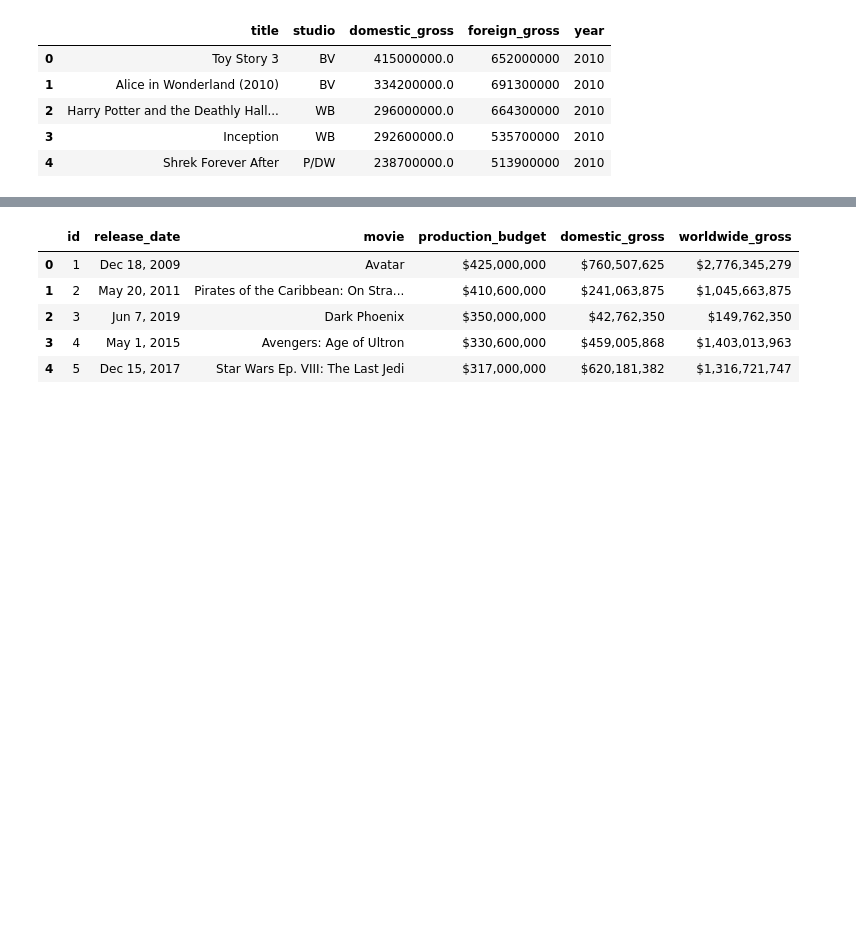
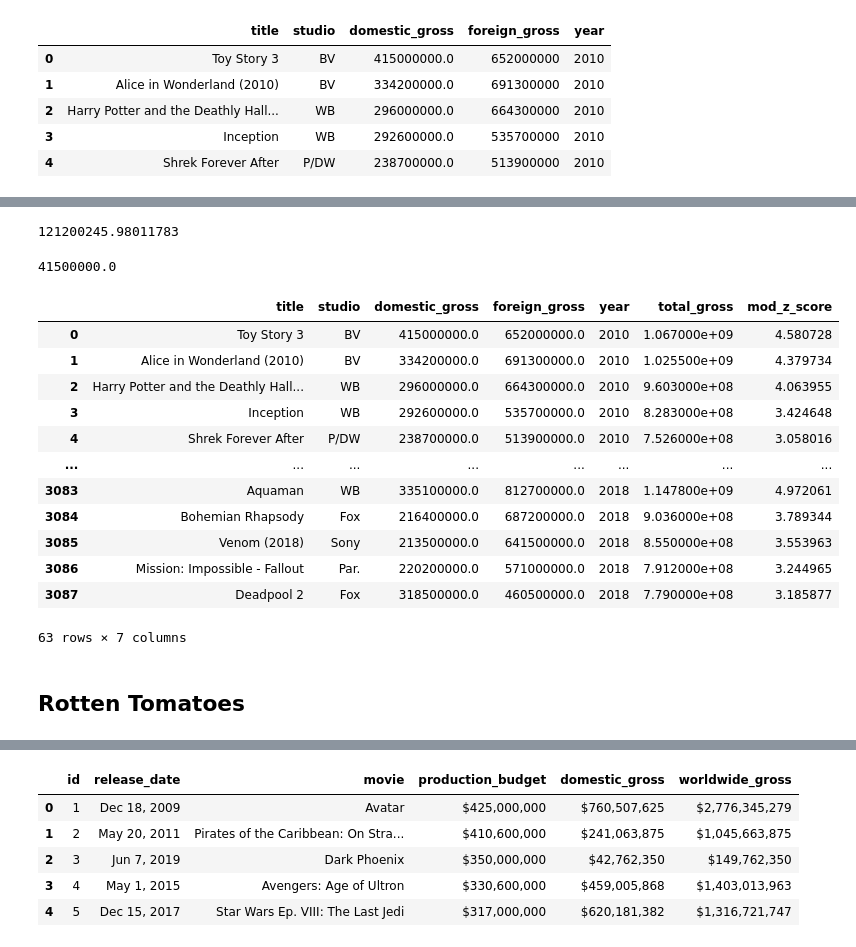
Before and after one commit to racday/ai-capstone, a Jupyter notebook: index.ipynb, the cells around one changed output, grey strips where cells are left out. Saved outputs shown, nothing was run; the diff lists cells and outputs as text; code cells hidden in the pictures; blank space fills up the shorter version.

```diff
--- a/index.ipynb
+++ b/index.ipynb
@@ -15,0 +49,15 @@ box_office_mojo.head()
+# %%
+box_office_mojo = box_office_mojo.fillna(0)
+box_office_mojo['domestic_gross']= box_office_mojo['domestic_gross'].astype(float)
+box_office_mojo['foreign_gross'] = box_office_mojo['foreign_gross'].str.replace(",","").astype(float)
+box_office_mojo['total_gross'] = box_office_mojo['domestic_gross'] + box_office_mojo['foreign_gross']
+# %%
+box_office_gross_mean = box_office_mojo['total_gross'].mean()
+box_office_gross_med = box_office_mojo['total_gross'].median()
+box_office_gross_std = box_office_mojo['total_gross'].std()
+# %%
+print(box_office_gross_mean)
+box_office_gross_med
+# %% [output]
+121200245.98011783
+41500000.0
@@ -16,3 +67,23 @@ box_office_mojo.head()
+# %%
+box_office_mojo['mod_z_score'] = box_office_mojo['total_gross'].apply(lambda x: mod_z_score(x, box_office_gross_mean, box_office_gross_std))
+# %%
+box_office_mojo[box_office_mojo['mod_z_score'] > 3]
+# %% [output]
+|  | title | studio | domestic_gross | foreign_gross | year | total_gross | mod_z_score |
+| 0 | Toy Story 3 | BV | 415000000.0 | 652000000.0 | 2010 | 1.067000e+09 | 4.580728 |
+| 1 | Alice in Wonderland (2010) | BV | 334200000.0 | 691300000.0 | 2010 | 1.025500e+09 | 4.379734 |
+| 2 | Harry Potter and the Deathly Hall... | WB | 296000000.0 | 664300000.0 | 2010 | 9.603000e+08 | 4.063955 |
+| 3 | Inception | WB | 292600000.0 | 535700000.0 | 2010 | 8.283000e+08 | 3.424648 |
+| 4 | Shrek Forever After | P/DW | 238700000.0 | 513900000.0 | 2010 | 7.526000e+08 | 3.058016 |
+| ... | ... | ... | ... | ... | ... | ... | ... |
+| 3083 | Aquaman | WB | 335100000.0 | 812700000.0 | 2018 | 1.147800e+09 | 4.972061 |
+| 3084 | Bohemian Rhapsody | Fox | 216400000.0 | 687200000.0 | 2018 | 9.036000e+08 | 3.789344 |
+| 3085 | Venom (2018) | Sony | 213500000.0 | 641500000.0 | 2018 | 8.550000e+08 | 3.553963 |
+| 3086 | Mission: Impossible - Fallout | Par. | 220200000.0 | 571000000.0 | 2018 | 7.912000e+08 | 3.244965 |
+| 3087 | Deadpool 2 | Fox | 318500000.0 | 460500000.0 | 2018 | 7.790000e+08 | 3.185877 |
+63 rows × 7 columns
+# %% [markdown]
+## Rotten Tomatoes
 # %%
 rot_tomatoes_info = pd.read_csv("zippedData/rt.movie_info.tsv.gz", sep='\t')
 rot_tomatoes_info.head()
```
Also changed, not shown: parts of 15 cells of this notebook.
